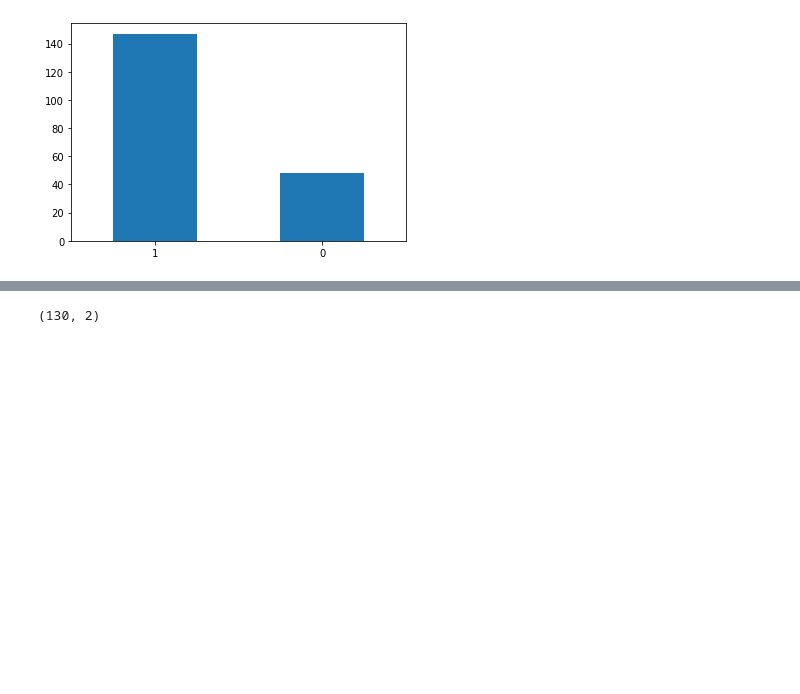
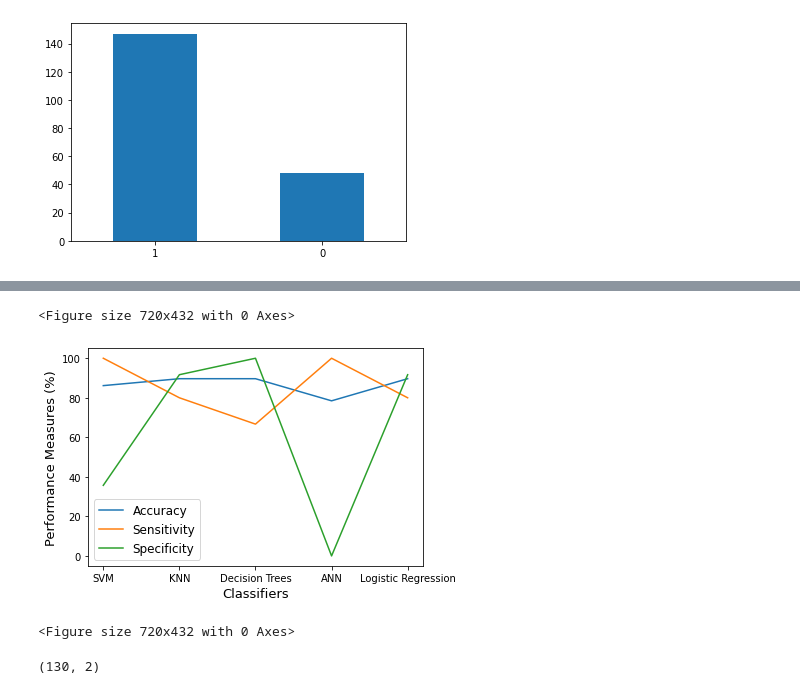
Before and after one commit to Anjalizi/BTP, a Jupyter notebook: Tensorflow-NN.ipynb, the cells around one changed output, grey strips where cells are left out. Drawn from its saved outputs; the diff is of its cells as text; code cells hidden in the pictures; blank space fills up the shorter version.

```diff
--- a/Tensorflow-NN.ipynb
+++ b/Tensorflow-NN.ipynb
@@ -58,3 +61,22 @@ print(y.shape)
+# %%
+x1 = [1,2,3,4,5]
+acc = [86.15, 89.65, 89.65, 78.46, 89.65]
+sens = [100,80,66.67,100,80]
+spec = [35.71,91.67,100,0,91.67]
+plt.plot(x1,acc,label="Accuracy")
+plt.plot(x1,sens,label = "Sensitivity")
+plt.plot(x1,spec,label = "Specificity")
+
+plt.xlabel('Classifiers', fontsize=13)
+plt.ylabel('Performance Measures (%)', fontsize=13)
+plt.legend(fontsize=12)
+my_xticks = ['SVM','KNN','Decision Trees','ANN','Logistic Regression']
+plt.xticks(x1, my_xticks)
+plt.figure(figsize=(10,6))
+# %% [output]
+<Figure size 720x432 with 0 Axes>
+[figure, added]
+<Figure size 720x432 with 0 Axes>
 # %%
 # 67% training set and 33% testing set
 x_train, x_test, y_train, y_test = model_selection.train_test_split (X, y, test_size=0.33, random_state=0)
```
Also changed, not shown: parts of 4 cells of this notebook, 7 other files.
